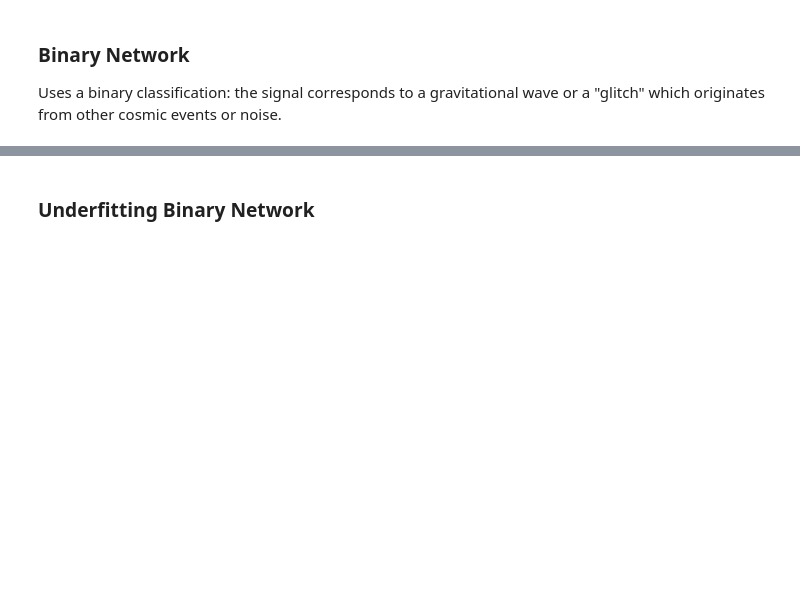
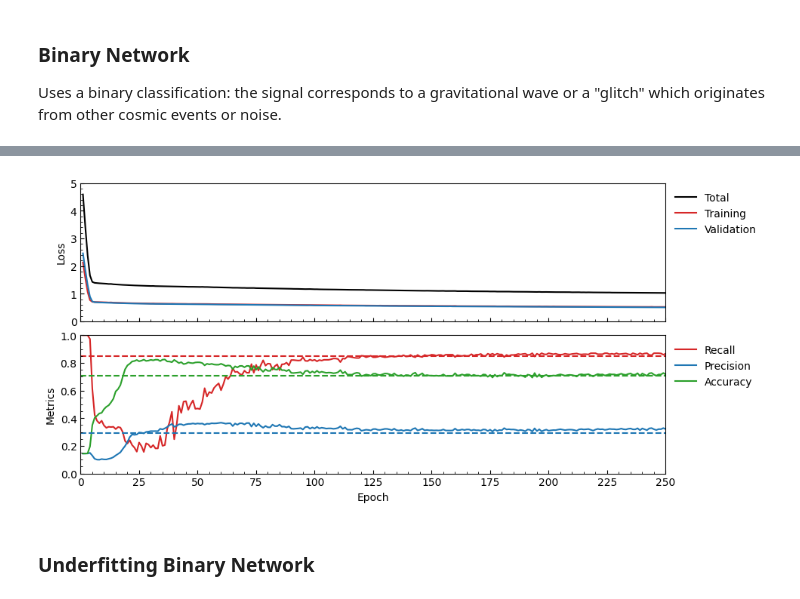
Before and after one commit to Lolle2001/ml-gw-project, a Jupyter notebook: main/main.ipynb, the cells around one changed output, grey strips where cells are left out. Saved outputs shown, nothing was run; the diff lists cells and outputs as text; code cells hidden in the pictures; blank space fills up the shorter version.

Commit message:
Confusion matrix is minder confusing

```diff
--- a/main/main.ipynb
+++ b/main/main.ipynb
@@ -78,8 +78,8 @@ def run_binary_network():
     binary_model = ms.GlitchClassifier(6, 32, 2)
 
     binary_frame = mf.GlitchModel(binary_model, binary_features, binary_labels, device = 'cuda')
-    binary_frame.number_of_epochs = 100
-    binary_frame.learning_rate = 0.0001
+    binary_frame.number_of_epochs = 250
+    binary_frame.learning_rate = 0.00001
     binary_frame.setup(256)
     binary_frame.train()
     binary_frame.test_model()
@@ -149,3 +97,49 @@ NameError: name 'binary_frame' is not defined
+# %%
+
+fig, ax = plt.subplots(2, 1, figsize = (10,5), squeeze=False, sharex=True)
+
+
+epochs = np.arange(1, binary_frame_1.number_of_epochs+1, 1)
+
+pu.plot_loss(ax[0,0], epochs, binary_frame_1.training_loss, binary_frame_1.validiation_loss)
+pu.plot_confusion(ax[1,0],epochs, binary_frame_1.con_matrix_per_epoch, 0)
+# ax[0,0].plot(epochs, binary_frame_1.recall, color = "blue", linestyle ="dashed")
+
+
+ax[0,0].set_xticks(
+    np.arange(0, binary_frame_1.number_of_epochs + 1, binary_frame_1.number_of_epochs // 10)
+)
+ax[1,0].set_xticks(
+    np.arange(0, binary_frame_1.number_of_epochs + 1, binary_frame_1.number_of_epochs // 10)
+)
+if binary_frame_1.number_of_epochs // 50 >0:
+    ax[1,0].xaxis.set_minor_locator(MultipleLocator(binary_frame_1.number_of_epochs//50))
+    ax[0,0].xaxis.set_minor_locator(MultipleLocator(binary_frame_1.number_of_epochs//50))
+ax[1,0].yaxis.set_minor_locator(AutoMinorLocator())
+ax[0,0].yaxis.set_minor_locator(AutoMinorLocator())
+ax[1,0].set_xlim(0, binary_frame_1.number_of_epochs)
+ax[1,0].set_ylim(0, 1)
+ax[0,0].set_ylim(0,np.ceil(binary_frame_1.training_loss+ binary_frame_1.validiation_loss).max())
+ax[0,0].set_xlim(0, binary_frame_1.number_of_epochs)
+
+ax[1,0].set_xlabel("Epoch")
+
+ax[1,0].axhline(binary_frame_1.test_accuracy, label = r"Accuracy(test)", zorder = 1, color = "tab:green", linestyle = "dashed")
+ax[1,0].axhline(binary_frame_1.test_precision, label = r"Precision(test)", zorder = 1, color = "tab:blue", linestyle = "dashed")
+ax[1,0].axhline(binary_frame_1.test_recall, label = r"Recall(test)", zorder = 1, color = "tab:red", linestyle = "dashed")
+
+
+fig.subplots_adjust(hspace=0.1)
+
+ax[0,0].tick_params(axis="y",direction="in",which="both")
+ax[0,0].tick_params(axis="x",direction="in",which="both")
+
+ax[1,0].tick_params(axis="y",direction="in",which="both")
+ax[1,0].tick_params(axis="x",direction="in",which="both")
+
+fig.savefig(f"{binary_model_directory}/figures/performance-overview-1.pdf", bbox_inches = "tight")
+# %% [output]
+[figure, added]
 # %% [markdown]
 ### Underfitting Binary Network
 # %%
```
Also changed, not shown: parts of 9 cells of this notebook, 5 other files.
